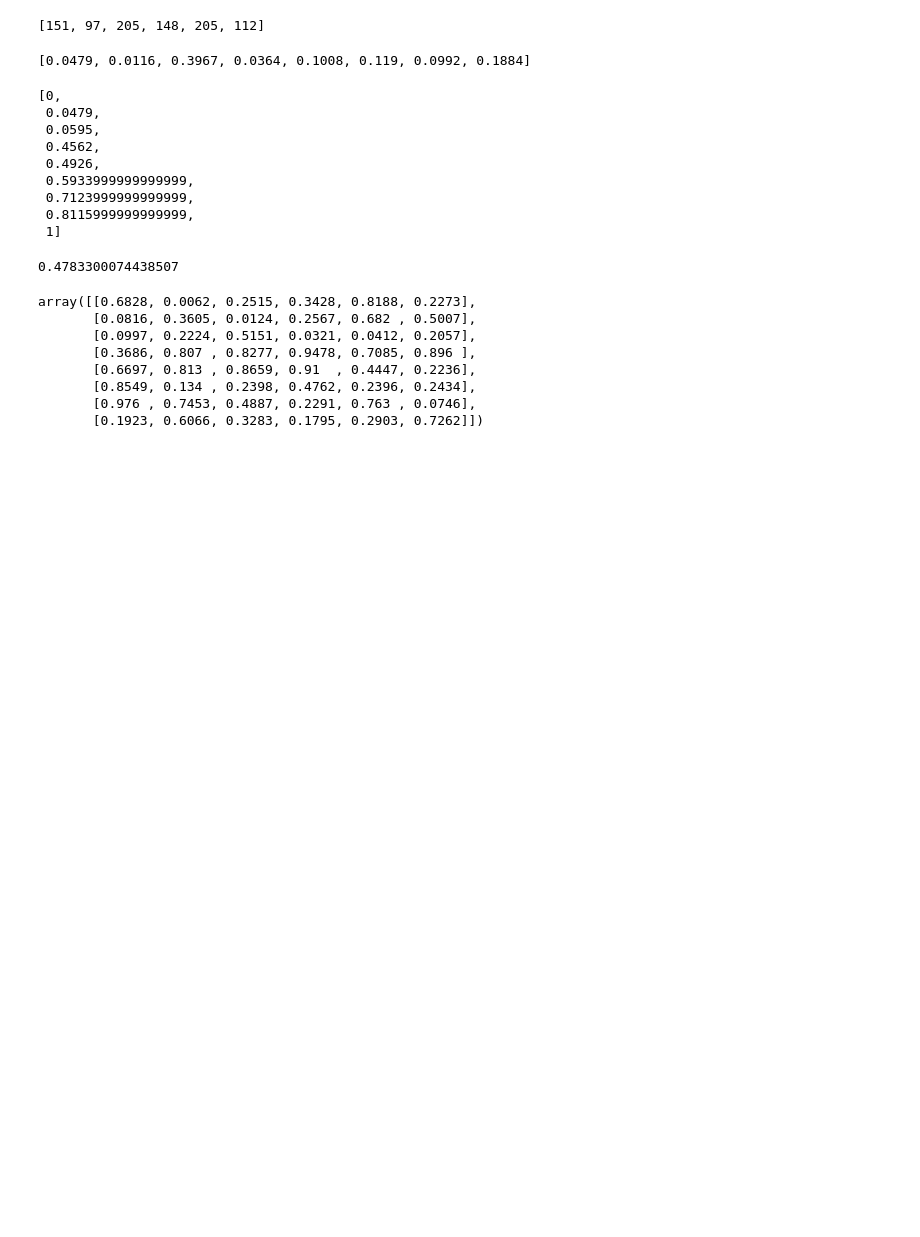
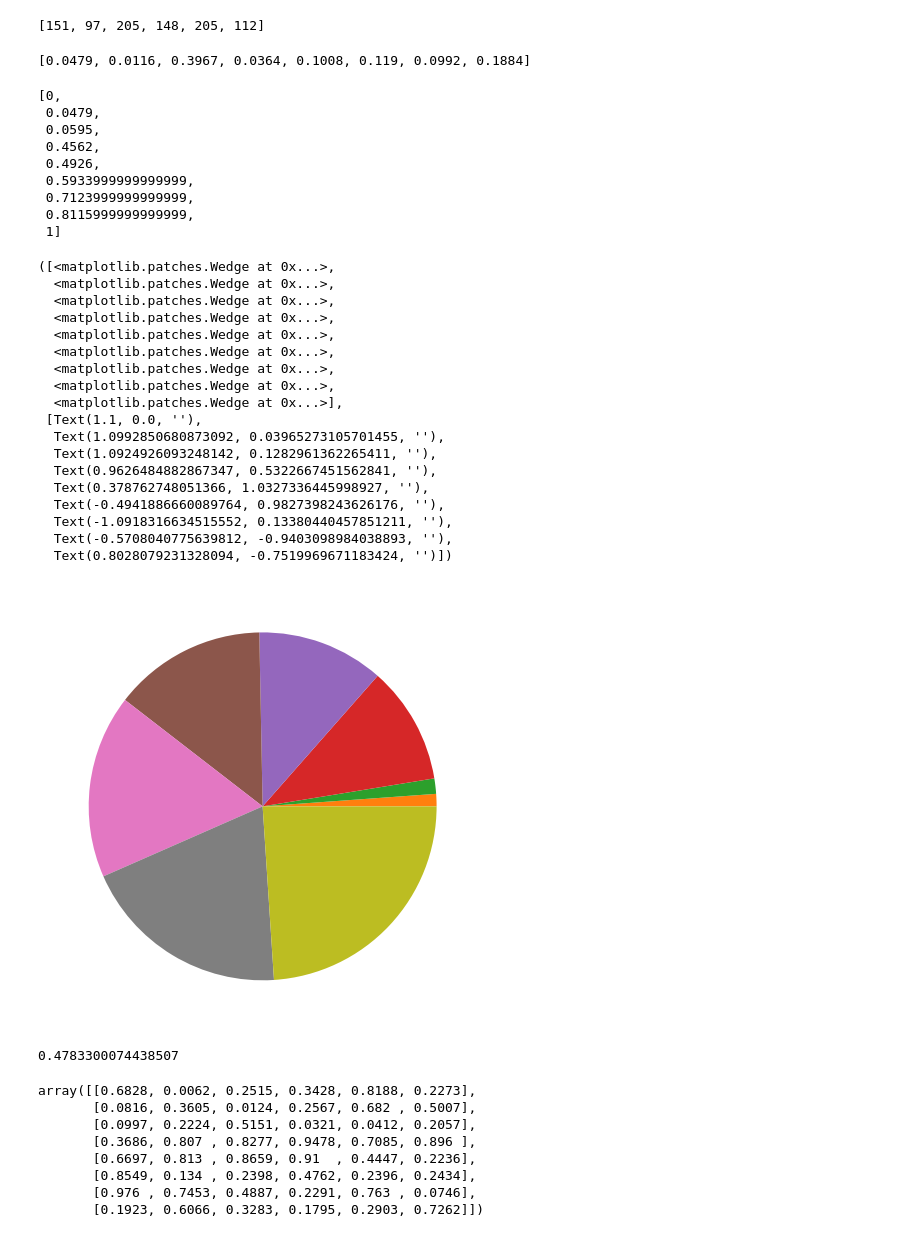
Before and after one commit to rrwabina/RADI608, a Jupyter notebook: Python Lectures/05 Genetic Algorithm/scripts/assignment.ipynb, the cells around one changed output. Drawn from its saved outputs; the diff is of its cells as text; code cells hidden in the pictures; blank space fills up the shorter version.

```diff
--- a/Python Lectures/05 Genetic Algorithm/scripts/assignment.ipynb
+++ b/Python Lectures/05 Genetic Algorithm/scripts/assignment.ipynb
@@ -277,6 +300,7 @@ def scorer(w, equation_inputs):
            (w[4] * equation_inputs[4]) + \
            (w[5] * equation_inputs[5])
 
+
 equation_inputs = [4, -2, 7, -5, 11, 1]
 decoded = [1, 5, 30, 7, 16, 15, 46, 4]
 
@@ -284,4 +308,8 @@ scores1 = []
 for decode in initial_population:
     scores1.append(scorer(decode, equation_inputs))
 scores1
+
+for decode in [0, 9, 2, 6, 6, 2]:
+    scores1.append(scorer(decode, equation_inputs))
+scores1
 # %% [output]
@@ -327,6 +355,29 @@ selection
  0.7123999999999999,
  0.8115999999999999,
  1]
+# %%
+plt.figure(figsize = (10, 8))
+plt.pie(selection)
+# %% [output]
+([<matplotlib.patches.Wedge at 0x...>,
+  <matplotlib.patches.Wedge at 0x...>,
+  <matplotlib.patches.Wedge at 0x...>,
+  <matplotlib.patches.Wedge at 0x...>,
+  <matplotlib.patches.Wedge at 0x...>,
+  <matplotlib.patches.Wedge at 0x...>,
+  <matplotlib.patches.Wedge at 0x...>,
+  <matplotlib.patches.Wedge at 0x...>,
+  <matplotlib.patches.Wedge at 0x...>],
+ [Text(1.1, 0.0, ''),
+  Text(1.0992850680873092, 0.03965273105701455, ''),
+  Text(1.0924926093248142, 0.1282961362265411, ''),
+  Text(0.9626484882867347, 0.5322667451562841, ''),
+  Text(0.378762748051366, 1.0327336445998927, ''),
+  Text(-0.4941886660089764, 0.9827398243626176, ''),
+  Text(-1.0918316634515552, 0.13380440457851211, ''),
+  Text(-0.5708040775639812, -0.9403098984038893, ''),
+  Text(0.8028079231328094, -0.7519969671183424, '')])
+[figure, added]
 # %%
 np.random.uniform(low = 0.0, high = 1.0)
 # %% [output]
```
Also changed, not shown: parts of 8 cells of this notebook, 4 other files.
